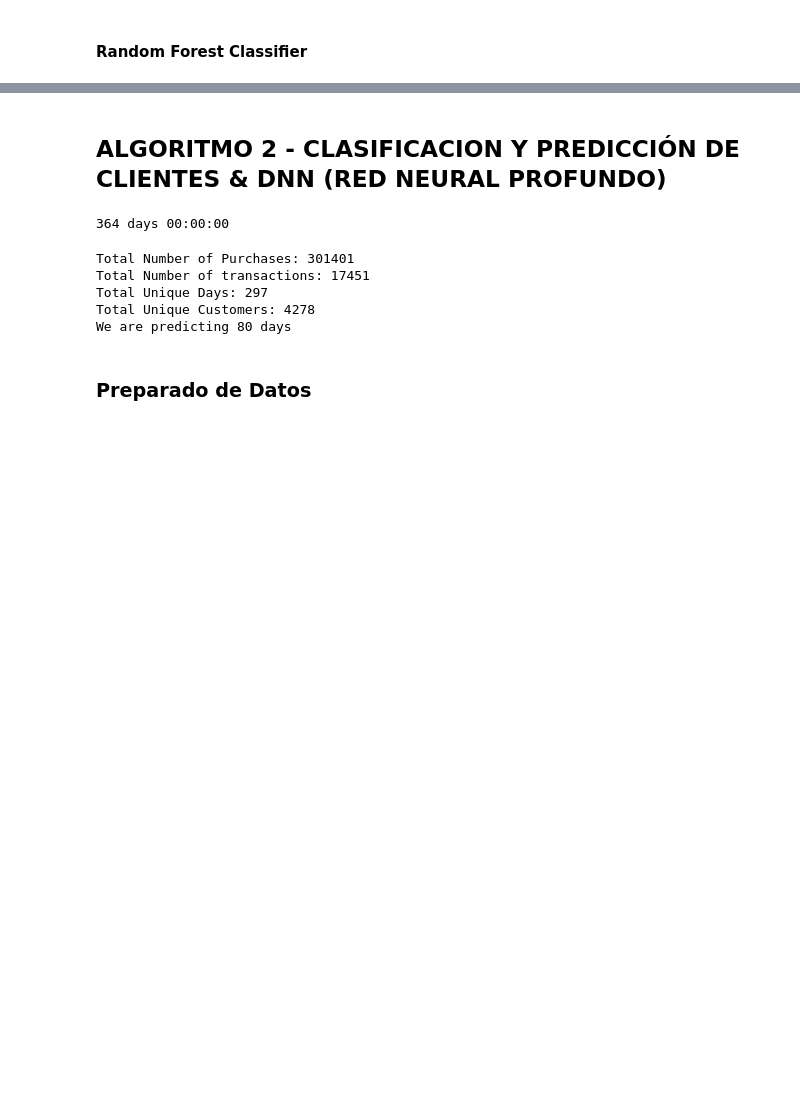
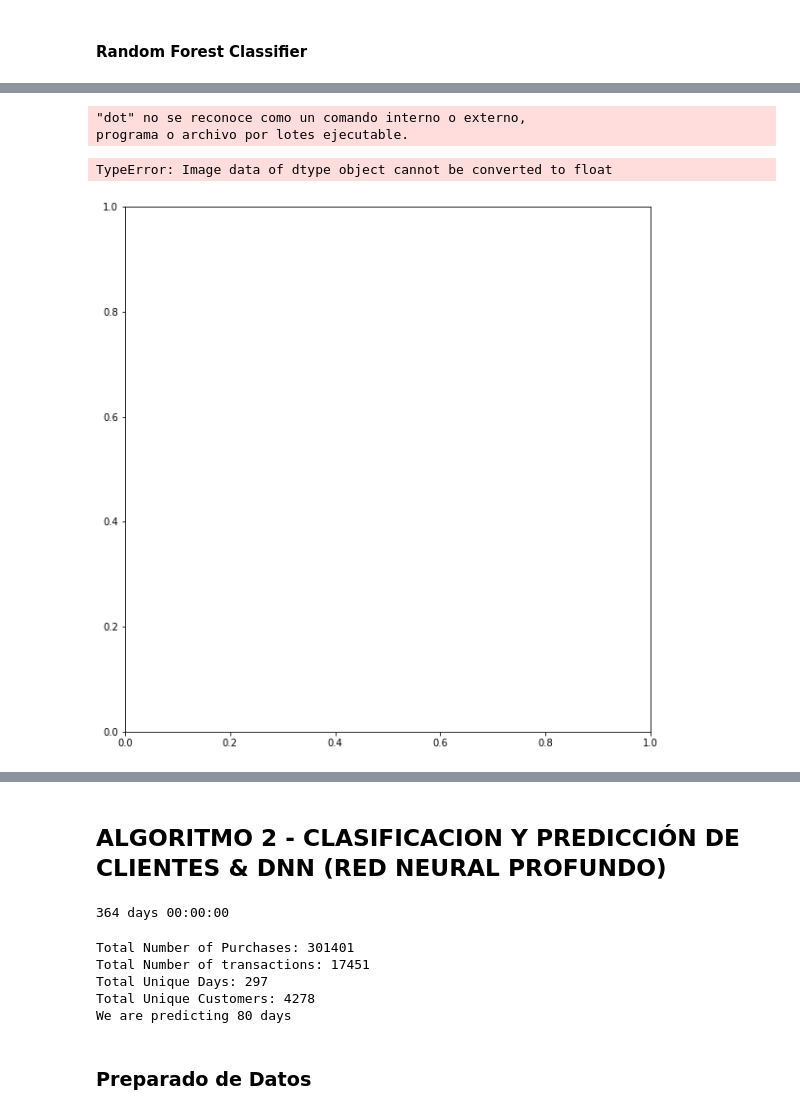
Before and after one commit to hcgalvan/UNSAM-Machine-Learning-on-Economics, a Jupyter notebook: TP-EcoData-Borrador.ipynb, the cells around one changed output, grey strips where cells are left out. Cells and saved outputs as stored; diff of their text form; code cells hidden in the pictures; blank space fills up the shorter version.

```diff
--- a/TP-EcoData-Borrador.ipynb
+++ b/TP-EcoData-Borrador.ipynb
@@ -1402 +1644,23 @@ clf = RandomForestClassifier(bootstrap=True,ccp_alpha=0.0,
 clf.fit(train_x, train_y)
+# %%
+# To support both python 2 and python 3
+from __future__ import division, print_function, unicode_literals
+
+# Common imports
+import numpy as np
+import os
+import sys
+
+import matplotlib.pyplot as plt
+%matplotlib inline
+
+# to make this notebook's output stable across runs
+np.random.seed(42)
+
+# To plot pretty figures
+%matplotlib inline
+import matplotlib as mpl
+import matplotlib.pyplot as plt
+mpl.rc('axes', labelsize=14)
+mpl.rc('xtick', labelsize=12)
+mpl.rc('ytick', labelsize=12)
@@ -1402,0 +1829,13 @@ clf.fit(train_x, train_y)
+# %%
+#Convierto el dot a png
+! dot -Tpng tree.dot -o tree.png
+
+#Ploteamos el png
+img = cv2.imread('tree.png')
+plt.figure(figsize = (20, 10))
+plt.imshow(img)
+# %% [output]
+"dot" no se reconoce como un comando interno o externo,
+programa o archivo por lotes ejecutable.
+TypeError: Image data of dtype object cannot be converted to float
+[figure, added]
```
Also changed, not shown: parts of 39 cells of this notebook, 8 other files.
